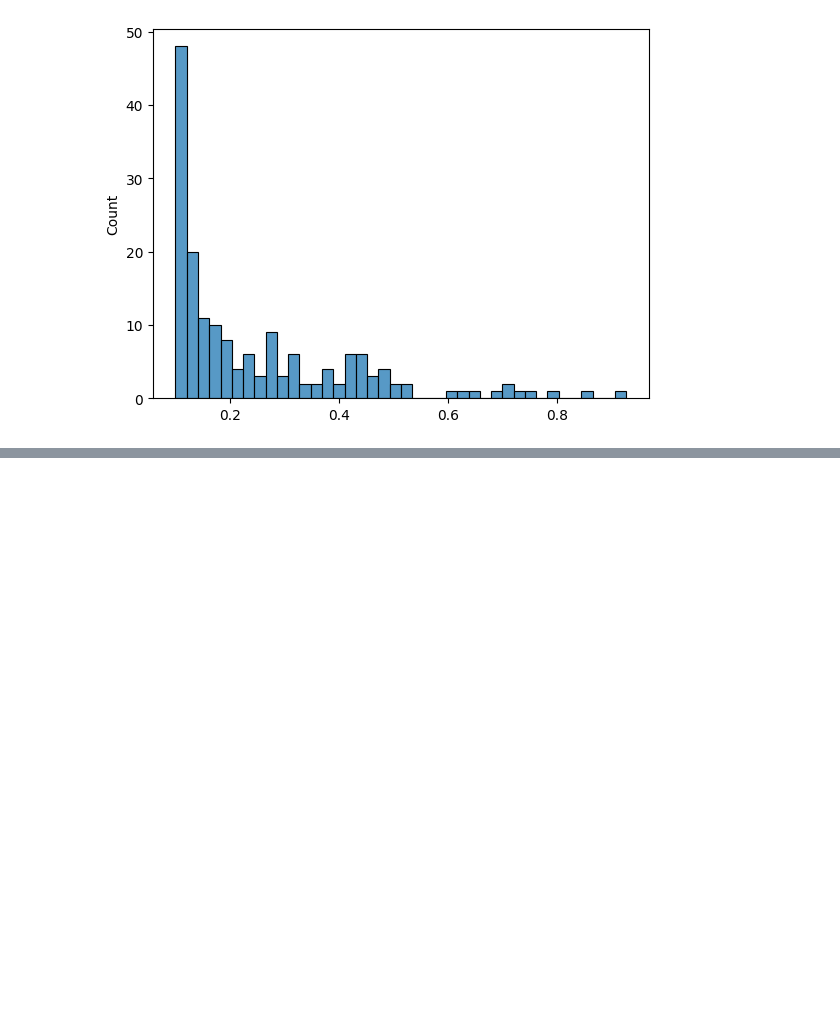
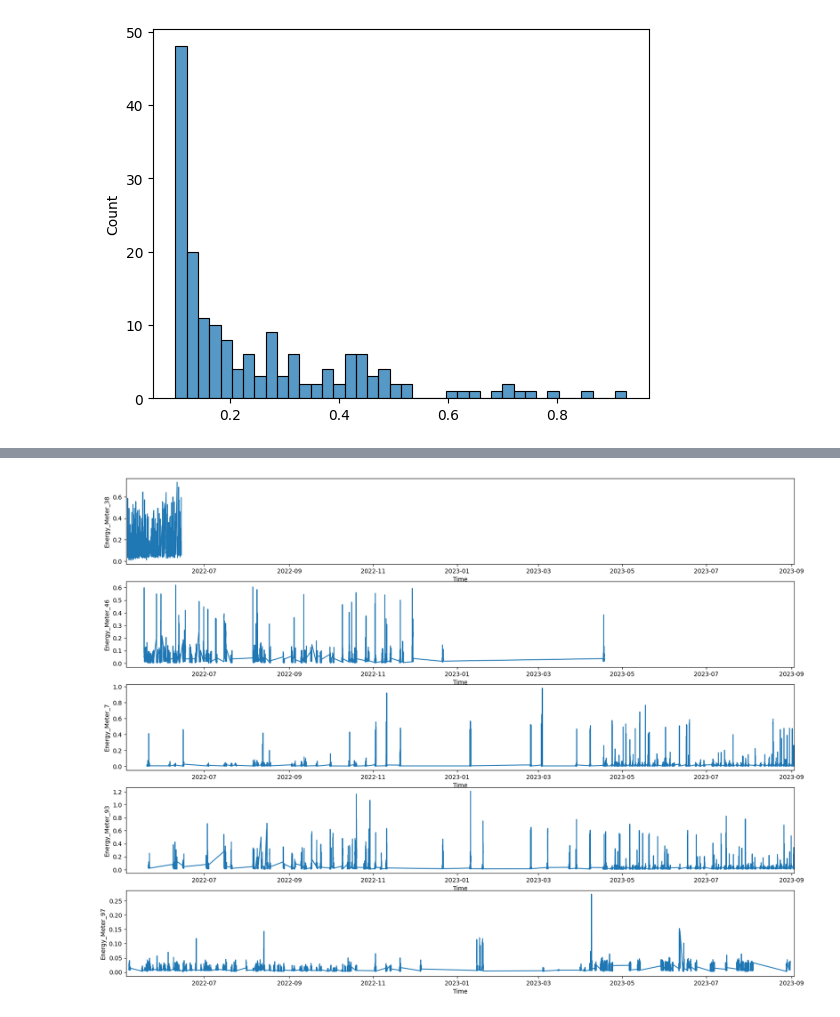
Before and after one commit to larrydinh/DataAnalysis_EnergyConsumption, a Jupyter notebook: energyconsumption.ipynb, the cells around one changed output, grey strips where cells are left out. Drawn from its saved outputs; the diff is of its cells as text; code cells hidden in the pictures; blank space fills up the shorter version.

Commit message:
identify abnormal meters & do correlation check

```diff
--- a/energyconsumption.ipynb
+++ b/energyconsumption.ipynb
@@ -127,0 +143,13 @@ sns.histplot(perc_na,bins=40)
+# %%
+#Now we plot the most 5 missing values Meters and see what's going on
+low_value_meters = perc_na.sort_values(ascending=False).index[0:5]
+low_value_meters
+
+fig,ax = plt.subplots(nrows=5,figsize = (20,15))
+for i, column in enumerate(low_value_meters):
+    plot1 = sns.lineplot(raw_dataset[column],ax=ax[i])
+    plot1.set_xlim(raw_dataset.index.min(), raw_dataset.index.max()) #set limit of x axis, since Time is the Index column -> plot based on Min time and Max time series.
+
+#Seemed like Meter 38 is malfunction around 2022-06
+# %% [output]
+[figure, added]
```
Also changed, not shown: parts of 11 cells of this notebook.
